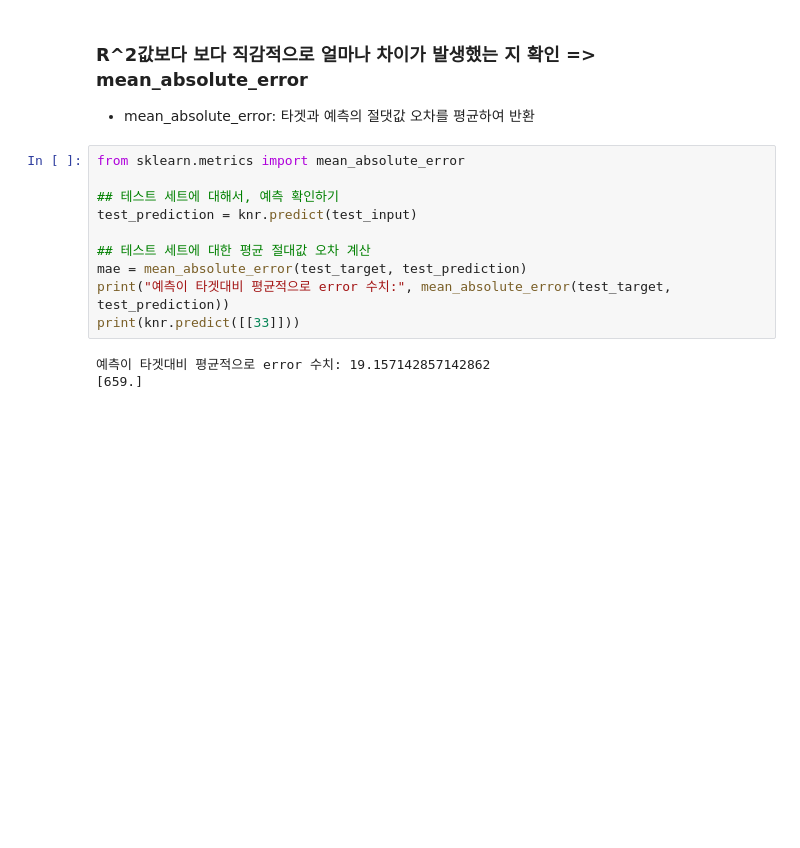
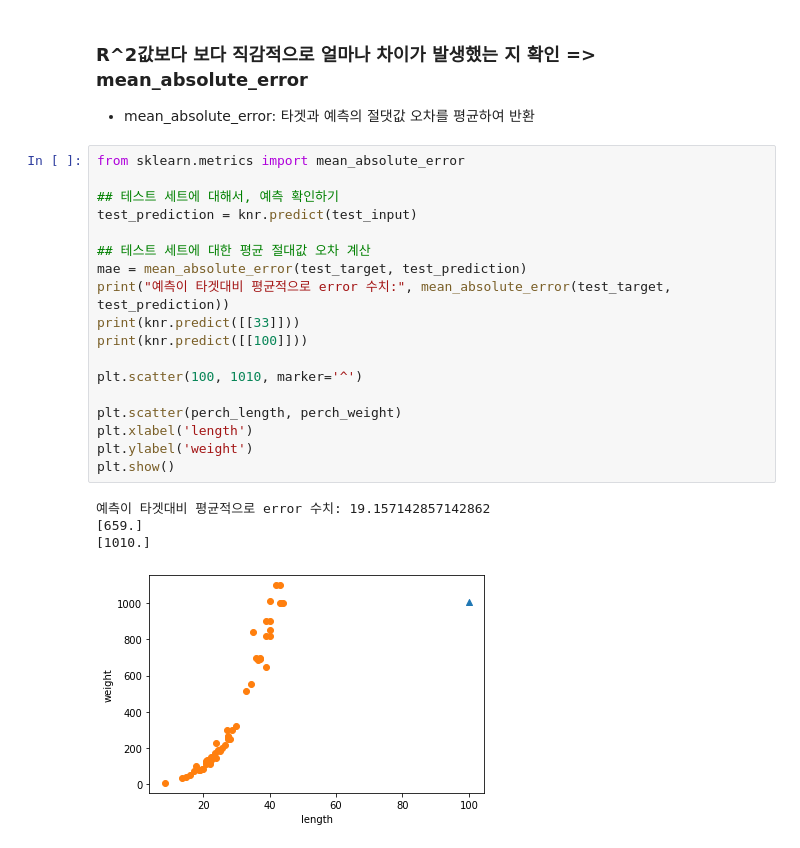
Before and after one commit to Hot-KimChi/ML_DL_study, a Jupyter notebook: 1_Machine Learning/03-1-A_k-최근접 이웃회귀.ipynb, the cells around one changed output. Cells and saved outputs as stored; diff of their text form; blank space fills up the shorter version.

```diff
--- a/1_Machine Learning/03-1-A_k-최근접 이웃회귀.ipynb
+++ b/1_Machine Learning/03-1-A_k-최근접 이웃회귀.ipynb
@@ -86,13 +86,23 @@ train set R^2(결정계수): 0.9698823289099254
 # %%
 from sklearn.metrics import mean_absolute_error
 
 ## 테스트 세트에 대해서, 예측 확인하기
 test_prediction = knr.predict(test_input)
 
 ## 테스트 세트에 대한 평균 절대값 오차 계산
 mae = mean_absolute_error(test_target, test_prediction)
 print("예측이 타겟대비 평균적으로 error 수치:", mean_absolute_error(test_target, test_prediction))
 print(knr.predict([[33]]))
+print(knr.predict([[100]]))
+
+plt.scatter(100, 1010, marker='^')
+
+plt.scatter(perch_length, perch_weight)
+plt.xlabel('length')
+plt.ylabel('weight')
+plt.show()
 # %% [output]
 예측이 타겟대비 평균적으로 error 수치: 19.157142857142862
 [659.]
+[1010.]
+[figure, added]
```
Also changed, not shown: 2 other files.
